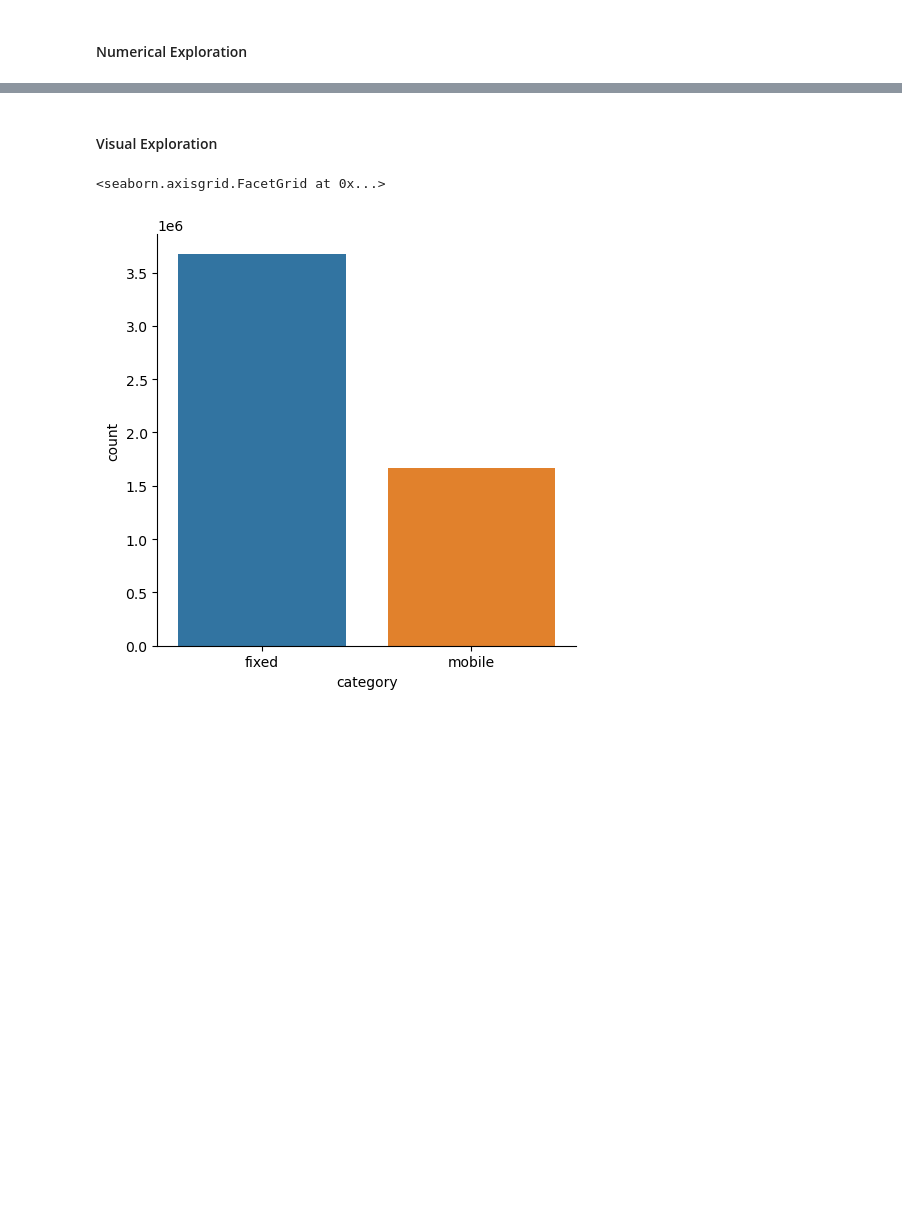
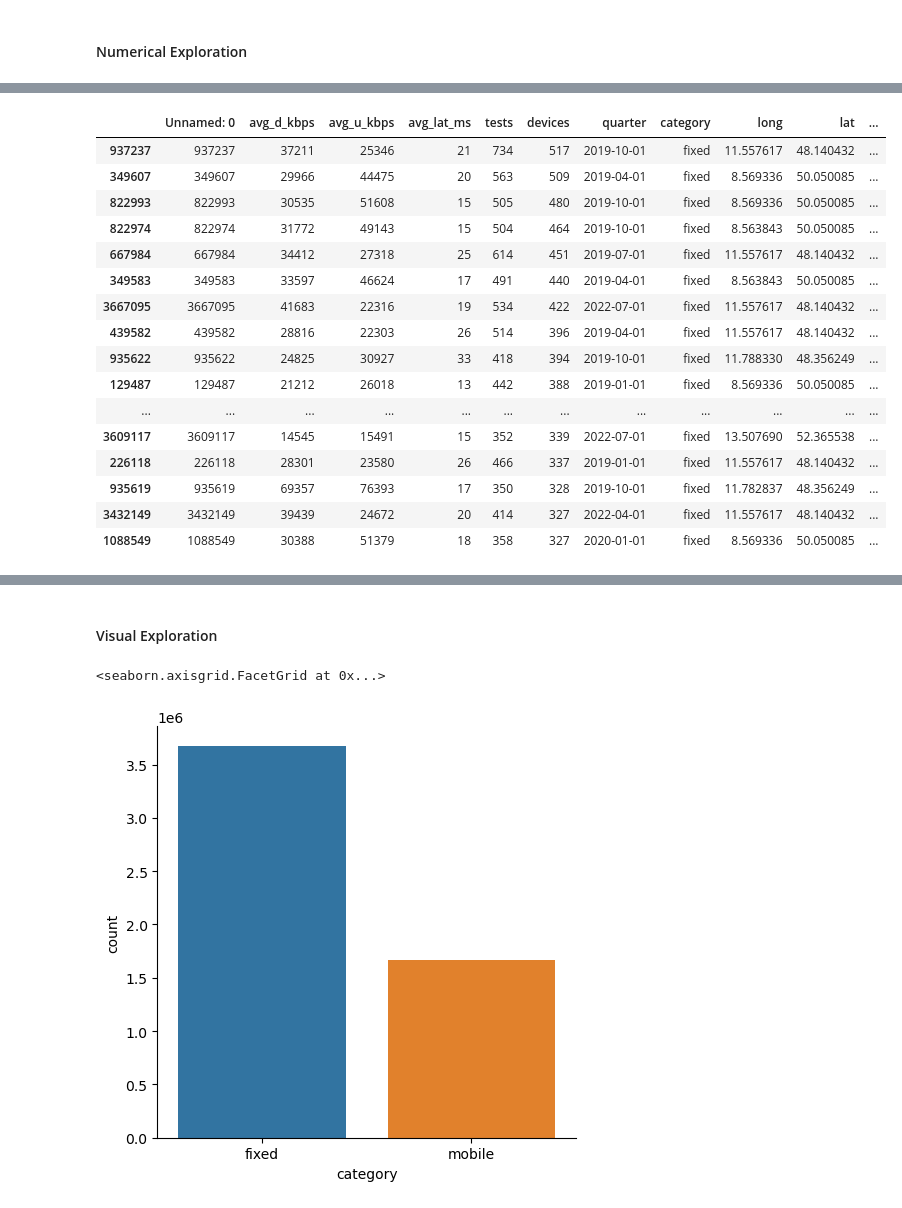
Before and after one commit to alex-bue/visual-analytics-project, a Jupyter notebook: final-cleaning-and-exploration.ipynb, the cells around one changed output, grey strips where cells are left out. Saved outputs shown, nothing was run; the diff lists cells and outputs as text; code cells hidden in the pictures; blank space fills up the shorter version.

```diff
--- a/final-cleaning-and-exploration.ipynb
+++ b/final-cleaning-and-exploration.ipynb
@@ -87,3 +84,25 @@ df_germany.describe()
 | 50% | 4.446900e+04 | 1.239000e+04 | 2.100000e+01 | 3.000000e+00 | 2.000000e+00 | 9.420776e+00 | 5.103794e+01 | 4.446900e+01 | 1.239000e+01 |
 | 75% | 8.309300e+04 | 2.429400e+04 | 3.000000e+01 | 9.000000e+00 | 3.000000e+00 | 1.129395e+01 | 5.224126e+01 | 8.309300e+01 | 2.429400e+01 |
 | max | 1.616027e+06 | 9.116170e+05 | 3.187100e+04 | 3.987000e+03 | 5.170000e+02 | 1.502930e+01 | 5.505006e+01 | 1.616027e+03 | 9.116170e+02 |
+# %%
+df_germany.describe()
+df_germany.sort_values(by='devices', ascending=False).head(20)
+# tiles with very high amount of devices --> rather compute weighted average by devices, not by tests
+# %% [output]
+|  | Unnamed: 0 | avg_d_kbps | avg_u_kbps | avg_lat_ms | tests | devices | quarter | category | long | lat | ... |
+| 937237 | 937237 | 37211 | 25346 | 21 | 734 | 517 | 2019-10-01 | fixed | 11.557617 | 48.140432 | ... |
+| 349607 | 349607 | 29966 | 44475 | 20 | 563 | 509 | 2019-04-01 | fixed | 8.569336 | 50.050085 | ... |
+| 822993 | 822993 | 30535 | 51608 | 15 | 505 | 480 | 2019-10-01 | fixed | 8.569336 | 50.050085 | ... |
+| 822974 | 822974 | 31772 | 49143 | 15 | 504 | 464 | 2019-10-01 | fixed | 8.563843 | 50.050085 | ... |
+| 667984 | 667984 | 34412 | 27318 | 25 | 614 | 451 | 2019-07-01 | fixed | 11.557617 | 48.140432 | ... |
+| 349583 | 349583 | 33597 | 46624 | 17 | 491 | 440 | 2019-04-01 | fixed | 8.563843 | 50.050085 | ... |
+| 3667095 | 3667095 | 41683 | 22316 | 19 | 534 | 422 | 2022-07-01 | fixed | 11.557617 | 48.140432 | ... |
+| 439582 | 439582 | 28816 | 22303 | 26 | 514 | 396 | 2019-04-01 | fixed | 11.557617 | 48.140432 | ... |
+| 935622 | 935622 | 24825 | 30927 | 33 | 418 | 394 | 2019-10-01 | fixed | 11.788330 | 48.356249 | ... |
+| 129487 | 129487 | 21212 | 26018 | 13 | 442 | 388 | 2019-01-01 | fixed | 8.569336 | 50.050085 | ... |
+| ... | ... | ... | ... | ... | ... | ... | ... | ... | ... | ... | ... |
+| 3609117 | 3609117 | 14545 | 15491 | 15 | 352 | 339 | 2022-07-01 | fixed | 13.507690 | 52.365538 | ... |
+| 226118 | 226118 | 28301 | 23580 | 26 | 466 | 337 | 2019-01-01 | fixed | 11.557617 | 48.140432 | ... |
+| 935619 | 935619 | 69357 | 76393 | 17 | 350 | 328 | 2019-10-01 | fixed | 11.782837 | 48.356249 | ... |
+| 3432149 | 3432149 | 39439 | 24672 | 20 | 414 | 327 | 2022-04-01 | fixed | 11.557617 | 48.140432 | ... |
+| 1088549 | 1088549 | 30388 | 51379 | 18 | 358 | 327 | 2020-01-01 | fixed | 8.569336 | 50.050085 | ... |
```
Also changed, not shown: parts of 19 cells of this notebook, 1 other file.
